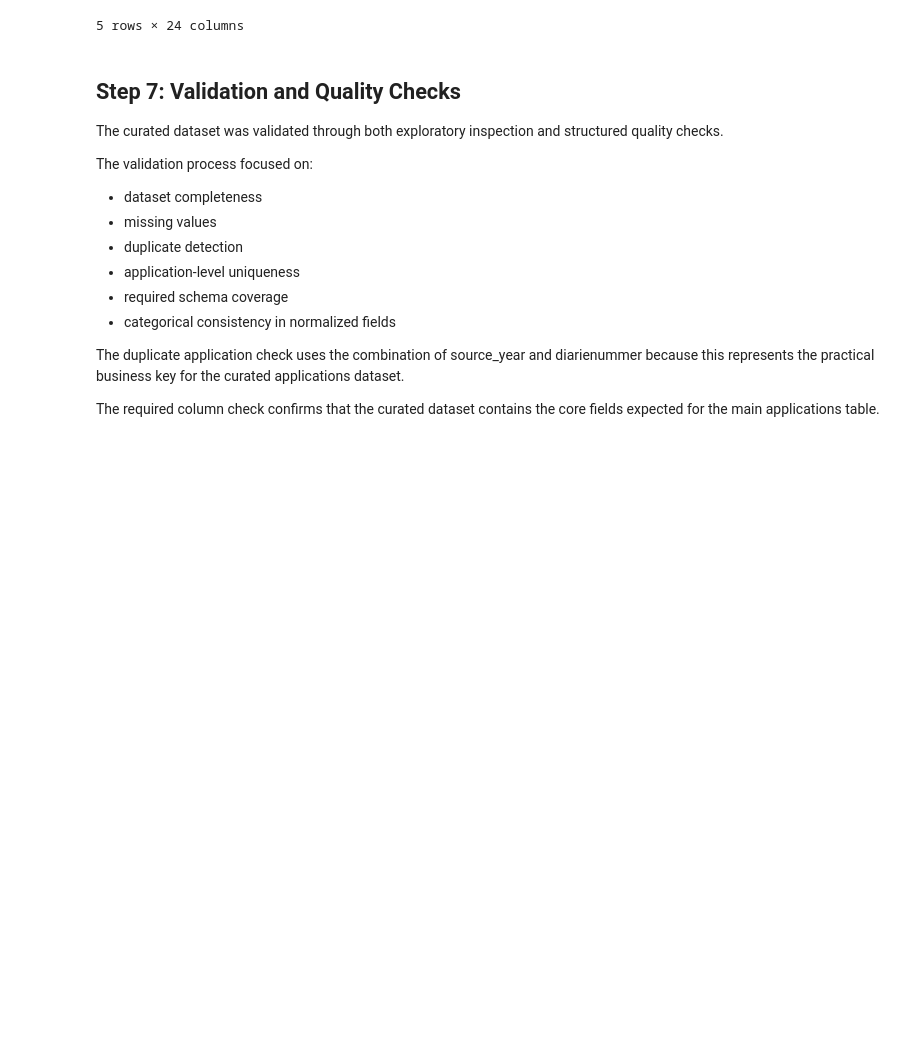
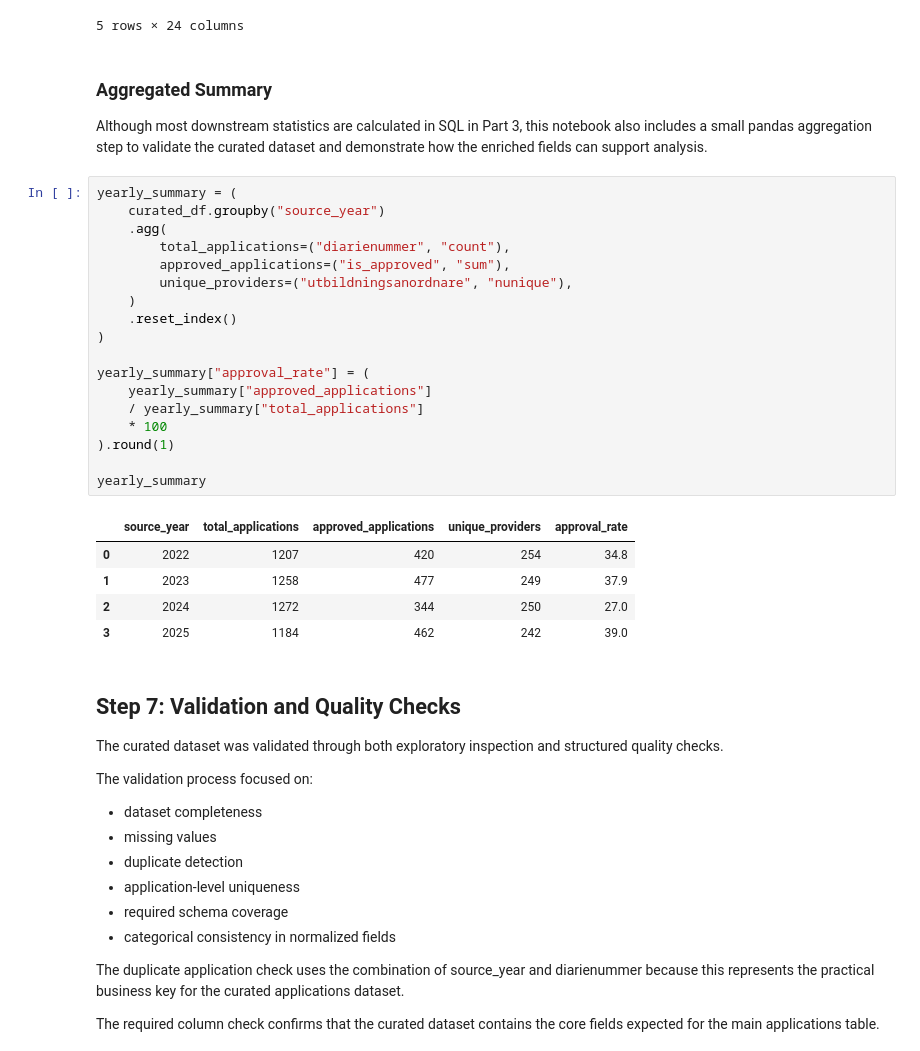
Before and after one commit to XinGclover/myh-applications-analytics, a Jupyter notebook: part_2/notebooks/part_2_curated_dataset.ipynb, the cells around one changed output. Cells and saved outputs as stored; diff of their text form; blank space fills up the shorter version.

Commit message:
add some aggregation

```diff
--- a/part_2/notebooks/part_2_curated_dataset.ipynb
+++ b/part_2/notebooks/part_2_curated_dataset.ipynb
@@ -251,6 +251,34 @@ Columns: 24
 | 3 | 2022 | resultat-ansokningsomgang-2022.xlsx | Tabell 3 | MYH 2022/4708 | .NET Utvecklare | Data/IT | Avslag | ... |
 | 4 | 2022 | resultat-ansokningsomgang-2022.xlsx | Tabell 3 | MYH 2022/5529 | .NET-utvecklare | Data/IT | Avslag | ... |
 5 rows × 24 columns
+# %% [markdown]
+### Aggregated Summary
+
+Although most downstream statistics are calculated in SQL in Part 3, this notebook also includes a small pandas aggregation step to validate the curated dataset and demonstrate how the enriched fields can support analysis.
+# %%
+yearly_summary = (
+    curated_df.groupby("source_year")
+    .agg(
+        total_applications=("diarienummer", "count"),
+        approved_applications=("is_approved", "sum"),
+        unique_providers=("utbildningsanordnare", "nunique"),
+    )
+    .reset_index()
+)
+
+yearly_summary["approval_rate"] = (
+    yearly_summary["approved_applications"]
+    / yearly_summary["total_applications"]
+    * 100
+).round(1)
+
+yearly_summary
+# %% [output]
+|  | source_year | total_applications | approved_applications | unique_providers | approval_rate |
+| 0 | 2022 | 1207 | 420 | 254 | 34.8 |
+| 1 | 2023 | 1258 | 477 | 249 | 37.9 |
+| 2 | 2024 | 1272 | 344 | 250 | 27.0 |
+| 3 | 2025 | 1184 | 462 | 242 | 39.0 |
 # %% [markdown]
 ## Step 7: Validation and Quality Checks
 
```
